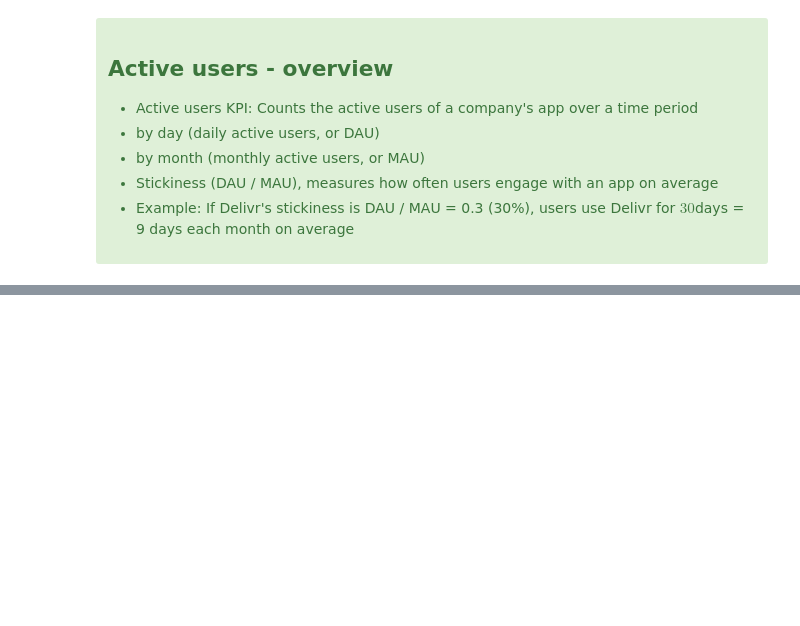
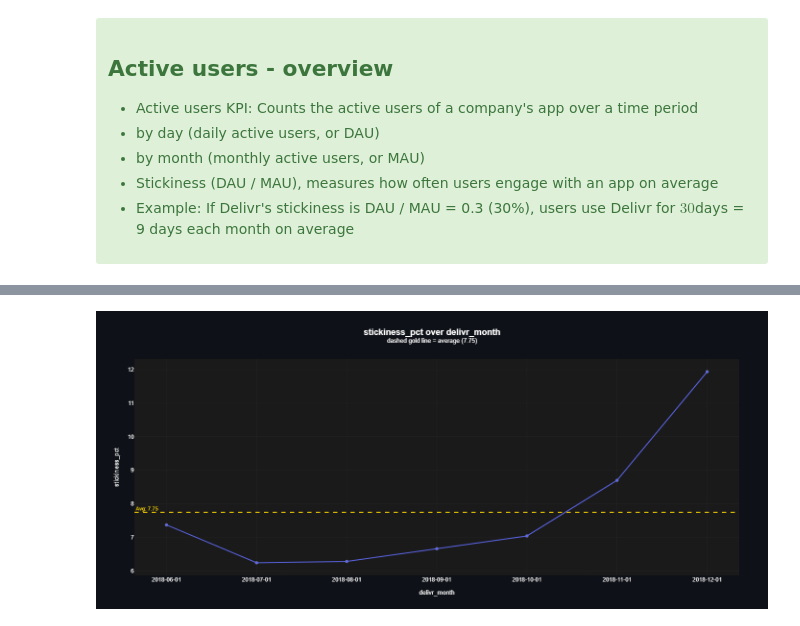
Before and after one commit to arianmokhtariha/Delivr-Business-Analysis, a Jupyter notebook: user-centric-KPI's.ipynb, the cells around one changed output, grey strips where cells are left out. Saved outputs shown, nothing was run; the diff lists cells and outputs as text; code cells hidden in the pictures; blank space fills up the shorter version.

```diff
--- a/user-centric-KPI's.ipynb
+++ b/user-centric-KPI's.ipynb
@@ -135,0 +182,50 @@ mau_query = run_query('''
+# %%
+# per-month stickiness query
+# we measure it by dividing the average dau during a month by mau
+
+per_month_stickiness_query = run_query('''
+WITH
+	avg_monthly_dau AS (
+		SELECT
+			date_trunc('month', delivr_day)::DATE  AS delivr_month,
+			avg(dau)                               AS avg_monthly_dau
+		FROM
+			(
+				SELECT
+					date_trunc('day', order_date)::DATE  AS delivr_day,
+					count(DISTINCT user_id)              AS dau
+				FROM
+					orders
+				GROUP BY
+					delivr_day
+			)
+		GROUP BY
+			delivr_month
+	),
+	mau AS (
+		SELECT
+			date_trunc('month', order_date)::DATE  AS delivr_month,
+			count(DISTINCT user_id)                AS mau
+		FROM
+			orders
+		GROUP BY
+			delivr_month
+	)
+SELECT
+	delivr_month,
+	round(avg_monthly_dau / mau, 4) * 100  AS stickiness_pct
+FROM
+	avg_monthly_dau
+	INNER JOIN mau USING (delivr_month)
+ORDER BY
+	delivr_month;
+''')
+
+per_month_stickiness_line_plot = line_plot(df=per_month_stickiness_query,
+                                           x='delivr_month',
+                                           y='stickiness_pct',
+                                           avg_line=True,
+                                           )
+per_month_stickiness_line_plot
+# %% [output]
+[figure, added]
```
Also changed, not shown: parts of 13 cells of this notebook.
